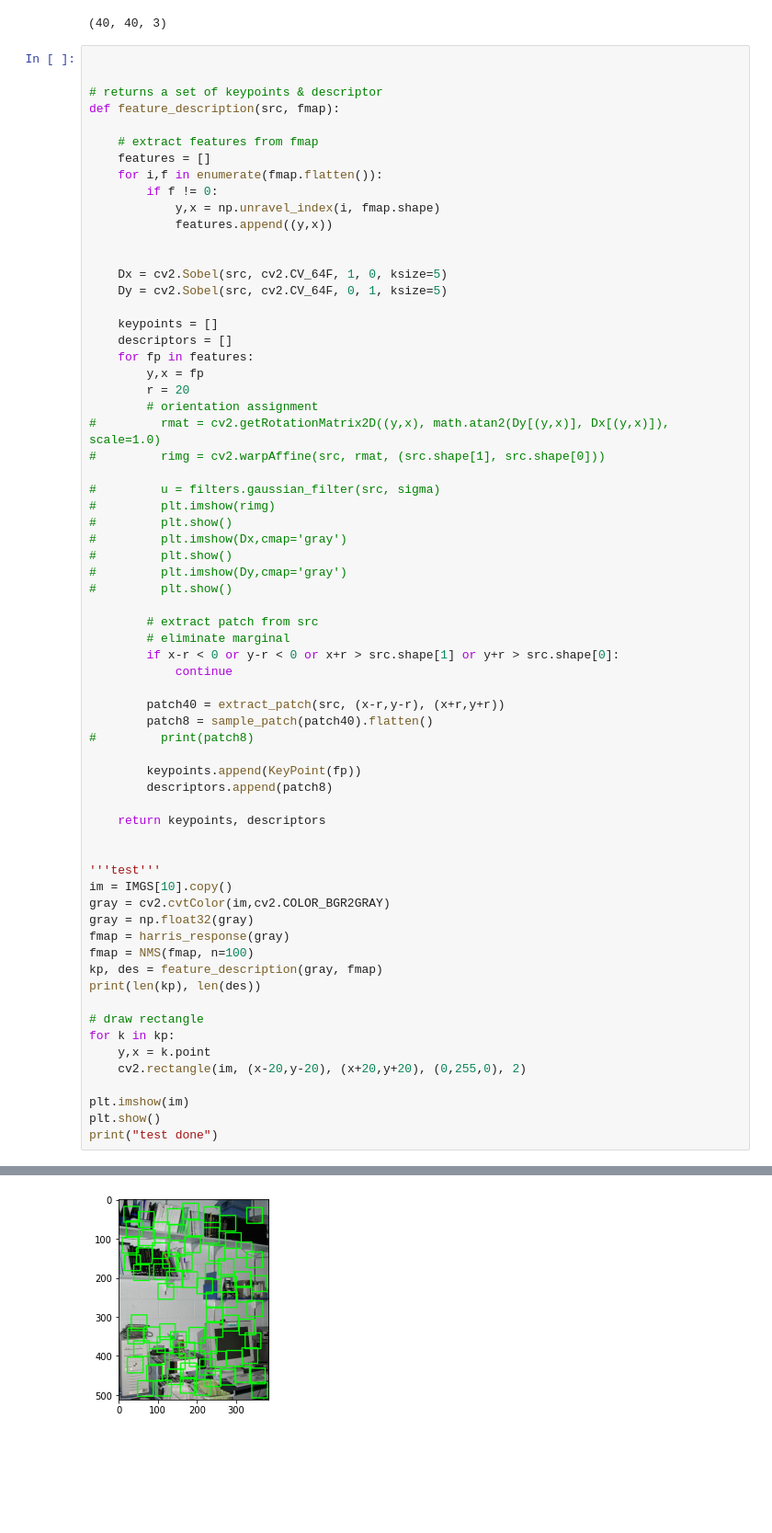
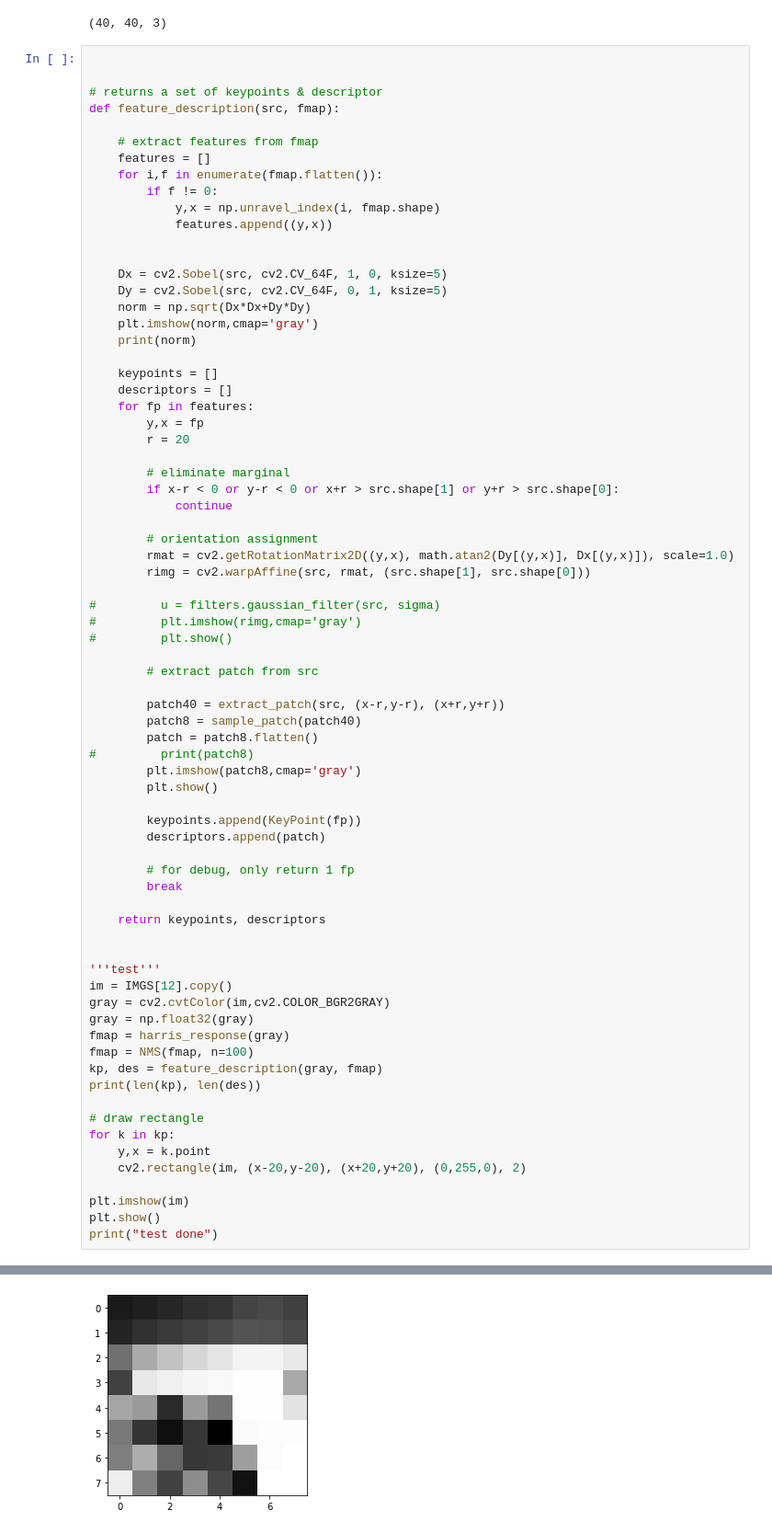
Before and after one commit to wlshih/vfx-image-stitching, a Jupyter notebook: code/msop.ipynb, the cells around one changed output, grey strips where cells are left out. Shown at 92% size. Cells and saved outputs as stored; diff of their text form; blank space fills up the shorter version.

Commit message:
merge image-stitching

```diff
--- a/code/msop.ipynb
+++ b/code/msop.ipynb
@@ -268,41 +266,48 @@ def feature_description(src, fmap):
 
     Dx = cv2.Sobel(src, cv2.CV_64F, 1, 0, ksize=5)
     Dy = cv2.Sobel(src, cv2.CV_64F, 0, 1, ksize=5)
+    norm = np.sqrt(Dx*Dx+Dy*Dy)
+    plt.imshow(norm,cmap='gray')
+    print(norm)
 
     keypoints = []
     descriptors = []
     for fp in features:
         y,x = fp
         r = 20
-        # orientation assignment
-#         rmat = cv2.getRotationMatrix2D((y,x), math.atan2(Dy[(y,x)], Dx[(y,x)]), scale=1.0)
-#         rimg = cv2.warpAffine(src, rmat, (src.shape[1], src.shape[0]))
 
-#         u = filters.gaussian_filter(src, sigma)
-#         plt.imshow(rimg)
-#         plt.show()
-#         plt.imshow(Dx,cmap='gray')
-#         plt.show()
-#         plt.imshow(Dy,cmap='gray')
-#         plt.show()
-
-        # extract patch from src
         # eliminate marginal
         if x-r < 0 or y-r < 0 or x+r > src.shape[1] or y+r > src.shape[0]:
             continue
 
+        # orientation assignment
+        rmat = cv2.getRotationMatrix2D((y,x), math.atan2(Dy[(y,x)], Dx[(y,x)]), scale=1.0)
+        rimg = cv2.warpAffine(src, rmat, (src.shape[1], src.shape[0]))
+
+#         u = filters.gaussian_filter(src, sigma)
+#         plt.imshow(rimg,cmap='gray')
+#         plt.show()
+
+        # extract patch from src
+
         patch40 = extract_patch(src, (x-r,y-r), (x+r,y+r))
-        patch8 = sample_patch(patch40).flatten()
+        patch8 = sample_patch(patch40)
+        patch = patch8.flatten()
 #         print(patch8)
+        plt.imshow(patch8,cmap='gray')
+        plt.show()
 
         keypoints.append(KeyPoint(fp))
-        descriptors.append(patch8)
+        descriptors.append(patch)
+
+        # for debug, only return 1 fp
+        break
 
     return keypoints, descriptors
 
 
 '''test'''
-im = IMGS[10].copy()
+im = IMGS[12].copy()
 gray = cv2.cvtColor(im,cv2.COLOR_BGR2GRAY)
 gray = np.float32(gray)
 fmap = harris_response(gray)
@@ -323 +340 @@ print("test done")
-[figure, old version]
+[figure, new version]
```
Also changed, not shown: parts of 6 cells of this notebook.
